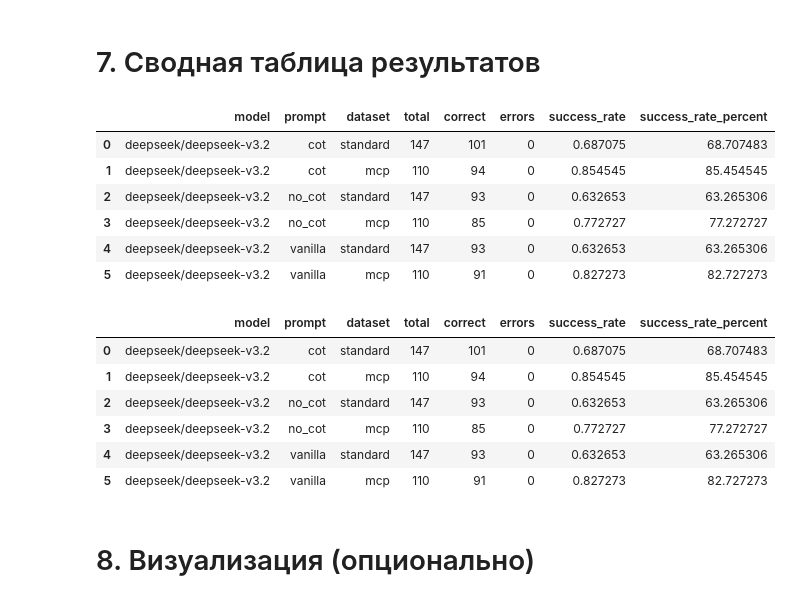
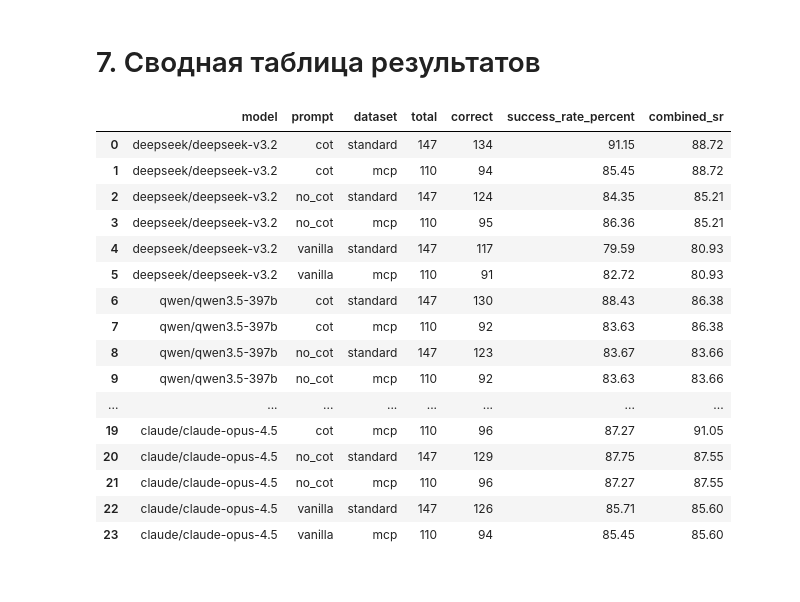
Before and after one commit to sidtim/ai-mas-hse-project, a Jupyter notebook: ai_mas_hse_project/notebooks/9-calc-metrics.ipynb, the cells around one changed output. Drawn from its saved outputs; the diff is of its cells as text; code cells hidden in the pictures.

```diff
--- a/ai_mas_hse_project/notebooks/9-calc-metrics.ipynb
+++ b/ai_mas_hse_project/notebooks/9-calc-metrics.ipynb
@@ -226,7 +226,6 @@ def evaluate_dataset(
     ground_truths = df['ground_truth'].tolist()
     total = len(problems)
     correct = 0
-    errors = 0
 
     results = []
     for prob, gt in tqdm(zip(problems, ground_truths), total=total, desc=f"{dataset_type}"):
@@ -242,7 +241,6 @@ def evaluate_dataset(
                 'correct': is_correct
             })
         except Exception as e:
-            errors += 1
             results.append({
                 'problem': prob,
                 'ground_truth': gt,
@@ -254,7 +252,6 @@ def evaluate_dataset(
     return {
         'total': total,
         'correct': correct,
-        'errors': errors,
         'success_rate': success_rate,
         'details': results
     }
@@ -355,7 +352,6 @@ for model_id in MODELS_TO_TEST:
             'dataset': 'standard',
             'total': standard_stats['total'],
             'correct': standard_stats['correct'],
-            'errors': standard_stats['errors'],
             'success_rate': standard_stats['success_rate']
         })
 
@@ -375,7 +371,6 @@ for model_id in MODELS_TO_TEST:
             'dataset': 'mcp',
             'total': mcp_stats['total'],
             'correct': mcp_stats['correct'],
-            'errors': mcp_stats['errors'],
             'success_rate': mcp_stats['success_rate']
         })
 # %% [output]
@@ -442,13 +437,38 @@ for model_id in MODELS_TO_TEST:
 # %%
 results_df = pd.DataFrame(all_metrics)
 results_df['success_rate_percent'] = results_df['success_rate'] * 100
+results_df.drop(columns=['success_rate'])
+
+
+# Вычисляем Combined SR как (сумма correct) / (сумма total) для каждой группы (model, prompt)
+def compute_combined(group):
+    total_correct = group['correct'].sum()
+    total_total = group['total'].sum()
+    combined = (total_correct / total_total) * 100
+    return combined.round(2)
+
+combined_sr = results_df.groupby(['model', 'prompt']).apply(compute_combined).reset_index(name='combined_sr')
+
+# Добавляем колонку в исходный df для удобства
+results_df = results_df.merge(combined_sr, on=['model', 'prompt'])
+
 results_df
 # %% [output]
-|  | model | prompt | dataset | total | correct | errors | success_rate | success_rate_percent |
-| 0 | deepseek/deepseek-v3.2 | cot | standard | 147 | 101 | 0 | 0.687075 | 68.707483 |
-| 1 | deepseek/deepseek-v3.2 | cot | mcp | 110 | 94 | 0 | 0.854545 | 85.454545 |
-| 2 | deepseek/deepseek-v3.2 | no_cot | standard | 147 | 93 | 0 | 0.632653 | 63.265306 |
-| 3 | deepseek/deepseek-v3.2 | no_cot | mcp | 110 | 85 | 0 | 0.772727 | 77.272727 |
-| 4 | deepseek/deepseek-v3.2 | vanilla | standard | 147 | 93 | 0 | 0.632653 | 63.265306 |
-| 5 | deepseek/deepseek-v3.2 | vanilla | mcp | 110 | 91 | 0 | 0.827273 | 82.727273 |
+|  | model | prompt | dataset | total | correct | success_rate_percent | combined_sr |
+| 0 | deepseek/deepseek-v3.2 | cot | standard | 147 | 134 | 91.15 | 88.72 |
+| 1 | deepseek/deepseek-v3.2 | cot | mcp | 110 | 94 | 85.45 | 88.72 |
+| 2 | deepseek/deepseek-v3.2 | no_cot | standard | 147 | 124 | 84.35 | 85.21 |
+| 3 | deepseek/deepseek-v3.2 | no_cot | mcp | 110 | 95 | 86.36 | 85.21 |
+| 4 | deepseek/deepseek-v3.2 | vanilla | standard | 147 | 117 | 79.59 | 80.93 |
+| 5 | deepseek/deepseek-v3.2 | vanilla | mcp | 110 | 91 | 82.72 | 80.93 |
+| 6 | qwen/qwen3.5-397b | cot | standard | 147 | 130 | 88.43 | 86.38 |
+| 7 | qwen/qwen3.5-397b | cot | mcp | 110 | 92 | 83.63 | 86.38 |
+| 8 | qwen/qwen3.5-397b | no_cot | standard | 147 | 123 | 83.67 | 83.66 |
+| 9 | qwen/qwen3.5-397b | no_cot | mcp | 110 | 92 | 83.63 | 83.66 |
+| ... | ... | ... | ... | ... | ... | ... | ... |
+| 19 | claude/claude-opus-4.5 | cot | mcp | 110 | 96 | 87.27 | 91.05 |
+| 20 | claude/claude-opus-4.5 | no_cot | standard | 147 | 129 | 87.75 | 87.55 |
+| 21 | claude/claude-opus-4.5 | no_cot | mcp | 110 | 96 | 87.27 | 87.55 |
+| 22 | claude/claude-opus-4.5 | vanilla | standard | 147 | 126 | 85.71 | 85.60 |
+| 23 | claude/claude-opus-4.5 | vanilla | mcp | 110 | 94 | 85.45 | 85.60 |
 # %%
@@ -456,12 +475,0 @@ results_df
-# %%
-results_df
-# %% [output]
-|  | model | prompt | dataset | total | correct | errors | success_rate | success_rate_percent |
-| 0 | deepseek/deepseek-v3.2 | cot | standard | 147 | 101 | 0 | 0.687075 | 68.707483 |
-| 1 | deepseek/deepseek-v3.2 | cot | mcp | 110 | 94 | 0 | 0.854545 | 85.454545 |
-| 2 | deepseek/deepseek-v3.2 | no_cot | standard | 147 | 93 | 0 | 0.632653 | 63.265306 |
-| 3 | deepseek/deepseek-v3.2 | no_cot | mcp | 110 | 85 | 0 | 0.772727 | 77.272727 |
-| 4 | deepseek/deepseek-v3.2 | vanilla | standard | 147 | 93 | 0 | 0.632653 | 63.265306 |
-| 5 | deepseek/deepseek-v3.2 | vanilla | mcp | 110 | 91 | 0 | 0.827273 | 82.727273 |
-# %% [markdown]
-# 8. Визуализация (опционально)
```
Also changed, not shown: parts of 9 cells of this notebook, 9 other files.
